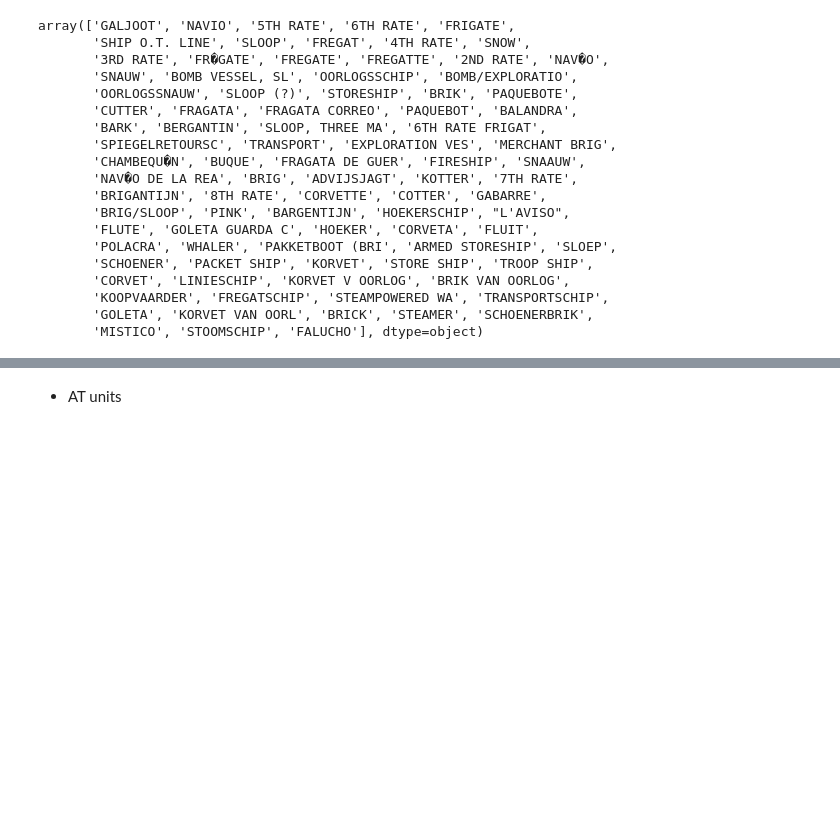
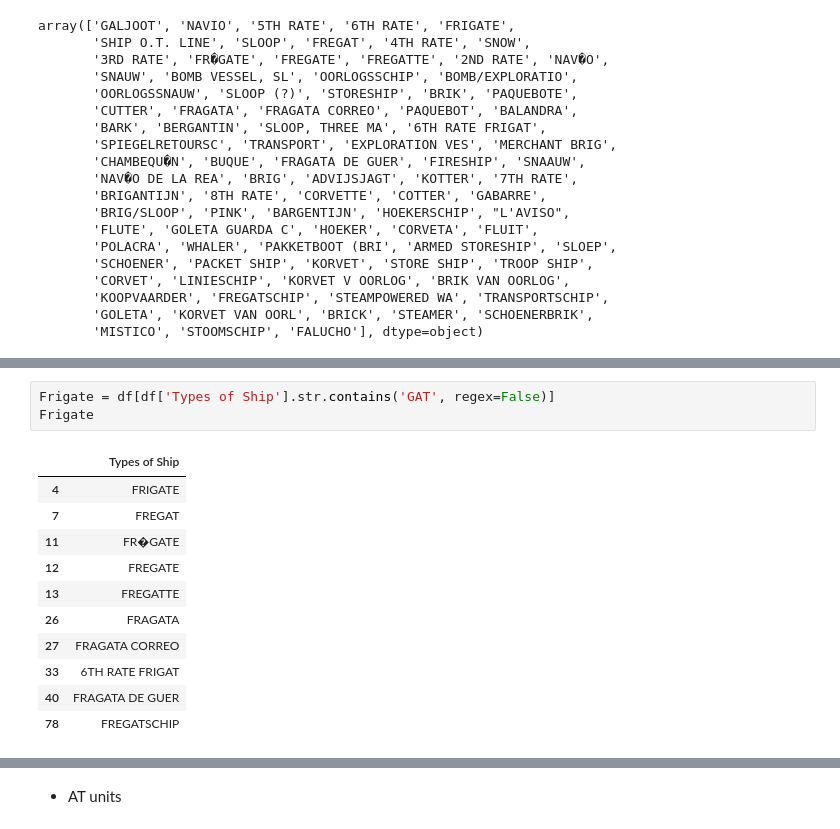
Before and after one commit to glamod/mdf_reader, a Jupyter notebook: docs/notebooks/CLIWOC_missing_code_tables.ipynb, the cells around one changed output, grey strips where cells are left out. Saved outputs shown, nothing was run; the diff lists cells and outputs as text; blank space fills up the shorter version.

```diff
--- a/docs/notebooks/CLIWOC_missing_code_tables.ipynb
+++ b/docs/notebooks/CLIWOC_missing_code_tables.ipynb
@@ -181,0 +226,15 @@ FALUCHO
+# %%
+Frigate = df[df['Types of Ship'].str.contains('GAT', regex=False)]
+Frigate
+# %% [output]
+|  | Types of Ship |
+| 4 | FRIGATE |
+| 7 | FREGAT |
+| 11 | FR�GATE |
+| 12 | FREGATE |
+| 13 | FREGATTE |
+| 26 | FRAGATA |
+| 27 | FRAGATA CORREO |
+| 33 | 6TH RATE FRIGAT |
+| 40 | FRAGATA DE GUER |
+| 78 | FREGATSCHIP |
```
Also changed, not shown: parts of 35 cells of this notebook.
